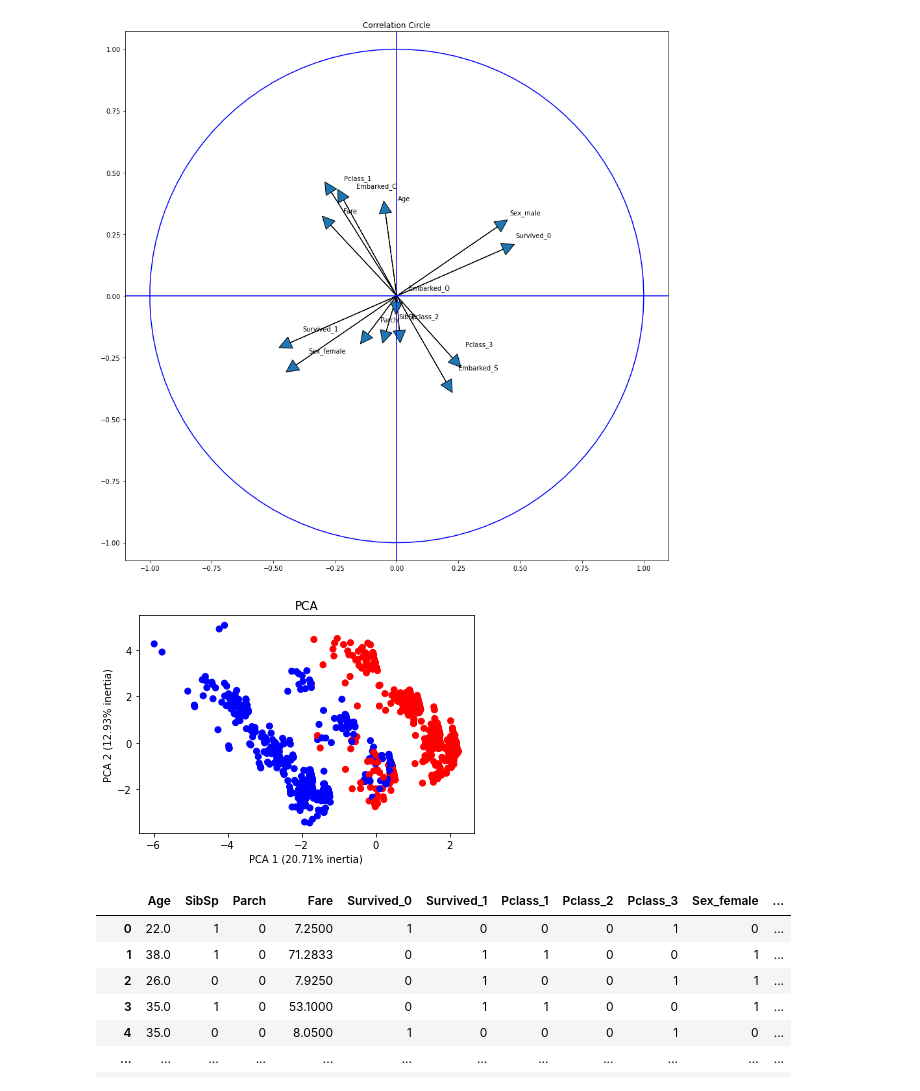
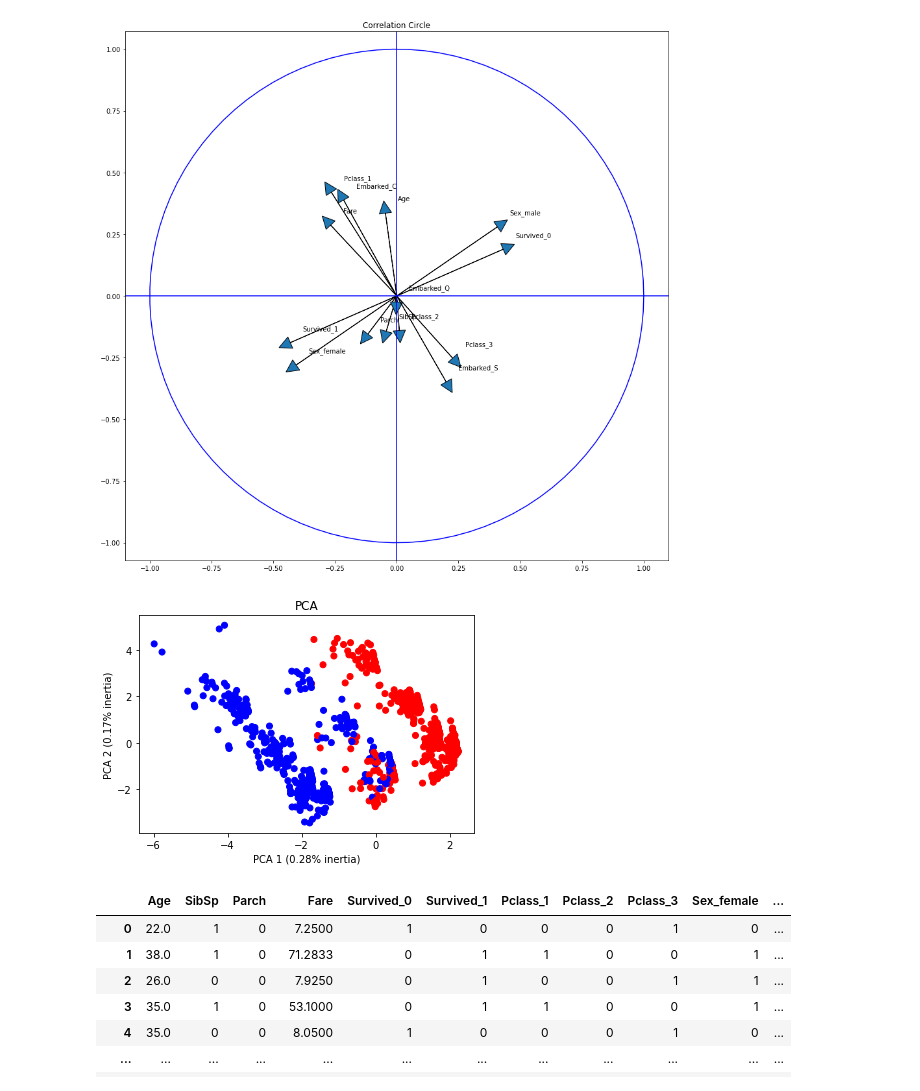
Before and after one commit to jotajota15/MachineLearning, a Jupyter notebook: PCA/Codigo.ipynb, the cells around one changed output. Drawn from its saved outputs; the diff is of its cells as text; code cells hidden in the pictures.

```diff
--- a/PCA/Codigo.ipynb
+++ b/PCA/Codigo.ipynb
@@ -76,15 +76,16 @@ Se borran en total 266 registros
 '''
 Part 2. Conversion dataframe to numpy2D
 '''
-matrixArray = np.transpose(df.to_numpy())
+matrixArray = df.to_numpy()
 # %%
+
 '''
 Part 3.
 Class myPCA
 '''
-from ML import myPCA as my
-a = my(matrixArray)
+my_pca = myPCA(matrixArray)
 #print(a.eigVal)
-print(np.round(a.inertia,3))
-print(np.round(inertia,3))
+print(np.round(my_pca.inertia,3))
+print(np.round(my_pca.eigVec[0],5))
+print(my_pca.matrixArray.shape)
 # %% [output]
@@ -125,11 +127,11 @@ import seaborn as sns
 plt.figure(figsize=(15,15))
 plt.axhline(0, color='b')
 plt.axvline(0, color='b')
-for i in range(0, a.C.shape[1]):
-    plt.arrow(0,0, a.eigVec[i, 0], # x - PC1
-        a.eigVec[i, 1], # y - PC2
+for i in range(0, my_pca.C.shape[1]):
+    plt.arrow(0,0, my_pca.eigVec[i, 0], # x - PC1
+        my_pca.eigVec[i, 1], # y - PC2
         head_width=0.05, head_length=0.05)
-    plt.text(a.eigVec[i, 0] + 0.05, a.eigVec[i, 1] + 0.05, df.columns.values[i])
+    plt.text(my_pca.eigVec[i, 0] + 0.05, my_pca.eigVec[i, 1] + 0.05, df.columns.values[i])
 an = np.linspace(0, 2 * np.pi, 100)
 plt.plot(np.cos(an), np.sin(an),color="b") # Circle
 plt.axis('equal')
@@ -139,13 +141,13 @@ plt.show()
 [figure]
 # %%
 import matplotlib.pyplot as plt
-plt.scatter(np.ravel(a.C[:,0]),np.ravel(a.C[:,1]),c = ['b' if i==1 else 'r' for i in df["Survived_1"]])
-plt.xlabel('PCA 1 (%.2f%% inertia)' % (a.inertia[0],))
-plt.ylabel('PCA 2 (%.2f%% inertia)' % (a.inertia[1],))
+plt.scatter(np.ravel(my_pca.C[:,0]),np.ravel(my_pca.C[:,1]),c = ['b' if i==1 else 'r' for i in df["Survived_1"]])
+plt.xlabel('PCA 1 (%.2f%% inertia)' % (my_pca.inertia[0],))
+plt.ylabel('PCA 2 (%.2f%% inertia)' % (my_pca.inertia[1],))
 plt.title('PCA')
 plt.show()
 # %% [output]
-[figure, old version]
+[figure, new version]
 # %%
 df
 # %% [output]
```
Also changed, not shown: parts of 1 cell of this notebook.
